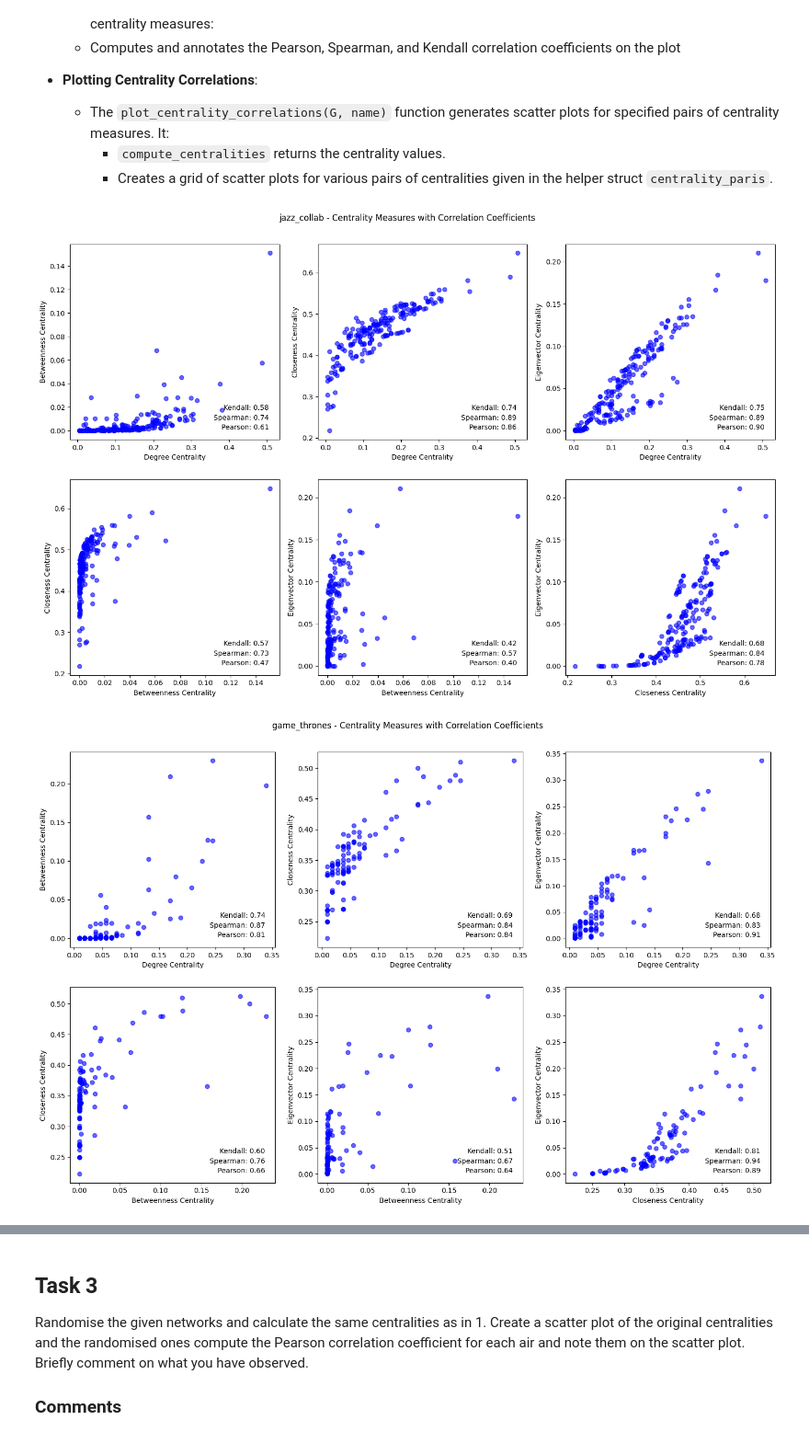
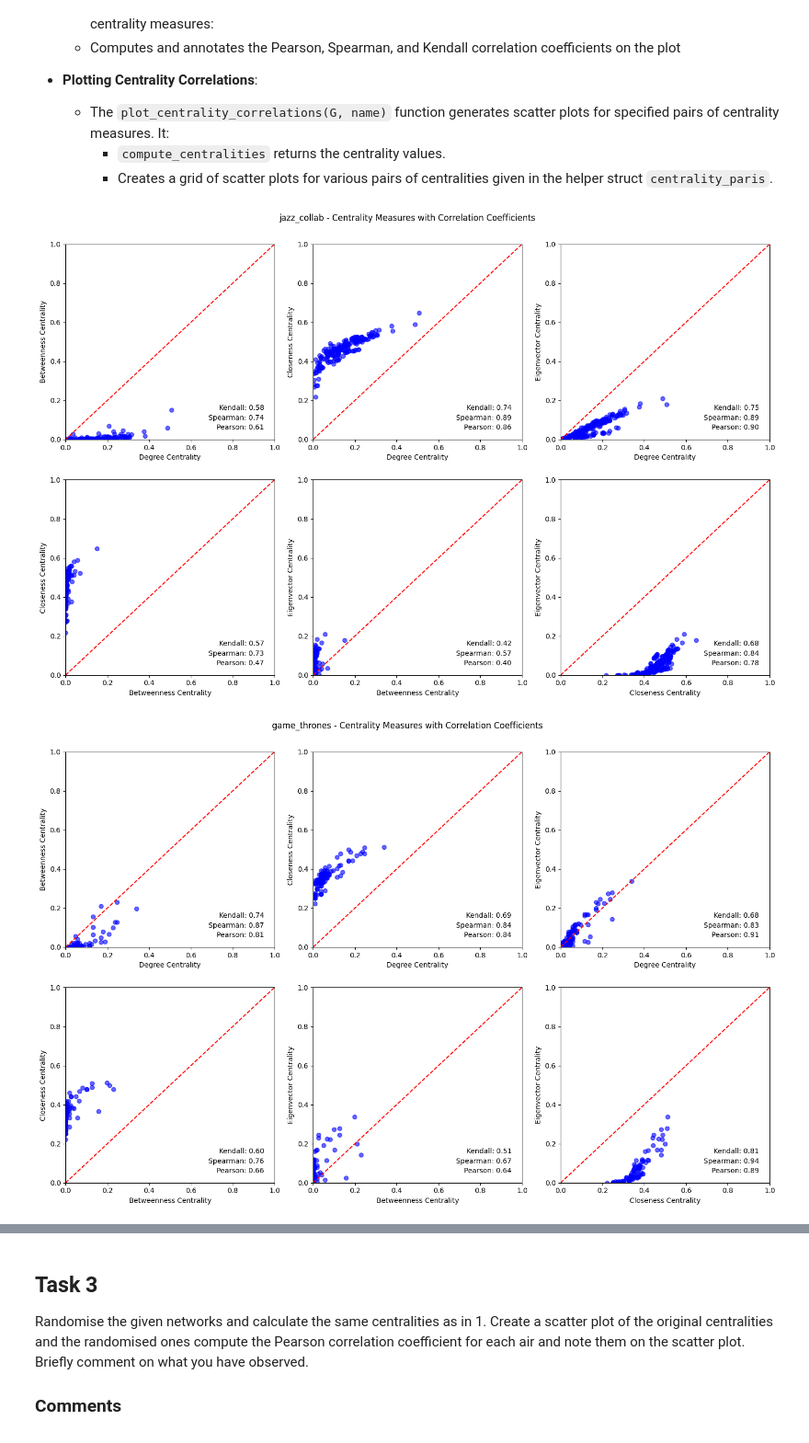
Before and after one commit to eliaswjmuller/HS24_NetworkScience, a Jupyter notebook: A3/HS24_NS_Solutions_Elias_Müller.ipynb, the cells around one changed output, grey strips where cells are left out. Shown at 92% size. Saved outputs shown, nothing was run; the diff lists cells and outputs as text; code cells hidden in the pictures.

```diff
--- a/A3/HS24_NS_Solutions_Elias_Müller.ipynb
+++ b/A3/HS24_NS_Solutions_Elias_Müller.ipynb
@@ -151,6 +151,10 @@ def compute_centralities(G):
 def scatter_with_correlations(x, y, xlabel, ylabel, ax):
     ax.scatter(x, y, alpha=0.6, color="b")
     set_ax_labels(ax, xlabel, ylabel, '')
+
+    ax.set_xlim(0, 1)
+    ax.set_ylim(0, 1)
+    ax.plot([0, 1], [0, 1], color='red', linestyle='--')
 
     # coeffs
     pearson_corr, _ = pearsonr(x, y)
@@ -159,32 +163,32 @@ def scatter_with_correlations(x, y, xlabel, ylabel, ax):
 
     # Annotate figure with coeffs
     ax.annotate(f'Pearson: {pearson_corr:.2f}', xy=(0.95, 0.05), xycoords='axes fraction', fontsize=10, horizontalalignment='right')
     ax.annotate(f'Spearman: {spearman_corr:.2f}', xy=(0.95, 0.10), xycoords='axes fraction', fontsize=10, horizontalalignment='right')
     ax.annotate(f'Kendall: {kendall_corr:.2f}', xy=(0.95, 0.15), xycoords='axes fraction', fontsize=10, horizontalalignment='right')
 
 
 def plot_centrality_correlations(G, name):
     degree, betweenness, closeness, eigenvector = compute_centralities(G)
     fig, axes = initialize_figure(3,2)
 
     # correlation pair + axis labels
     centrality_pairs = [
         (degree, betweenness, 'Degree Centrality', 'Betweenness Centrality'),
         (degree, closeness, 'Degree Centrality', 'Closeness Centrality'),
         (degree, eigenvector, 'Degree Centrality', 'Eigenvector Centrality'),
         (betweenness, closeness, 'Betweenness Centrality', 'Closeness Centrality'),
         (betweenness, eigenvector, 'Betweenness Centrality', 'Eigenvector Centrality'),
         (closeness, eigenvector, 'Closeness Centrality', 'Eigenvector Centrality')
     ]
 
     for ax, (x, y, xlabel, ylabel) in zip(axes, centrality_pairs):
         scatter_with_correlations(x, y, xlabel, ylabel, ax)
 
     fig.suptitle(f"{name} - Centrality Measures with Correlation Coefficients")
     plt.tight_layout(rect=[0, 0, 1, 0.99])
 
 for i, g in enumerate(data_lst):
     plot_centrality_correlations(g, data_names[i])
 # %% [output]
-[figure, old version]
+[figure, new version]
-[figure, old version]
+[figure, new version]
```
Also changed, not shown: parts of 6 cells of this notebook.
